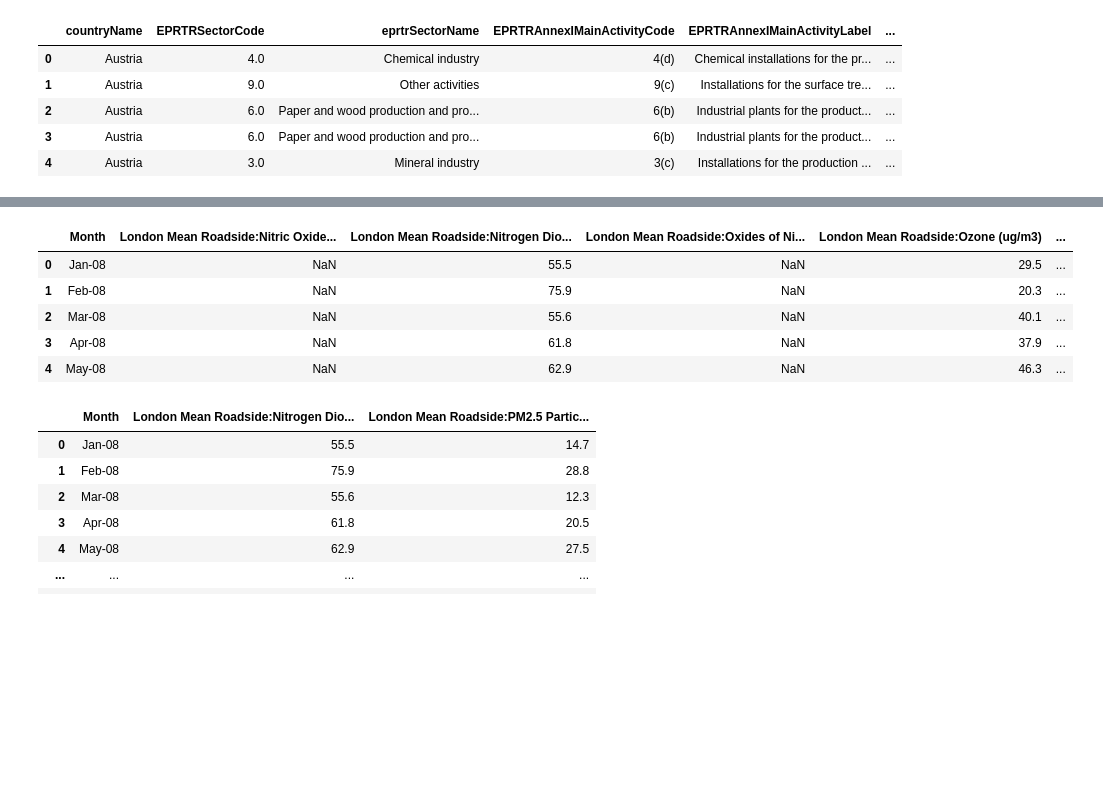
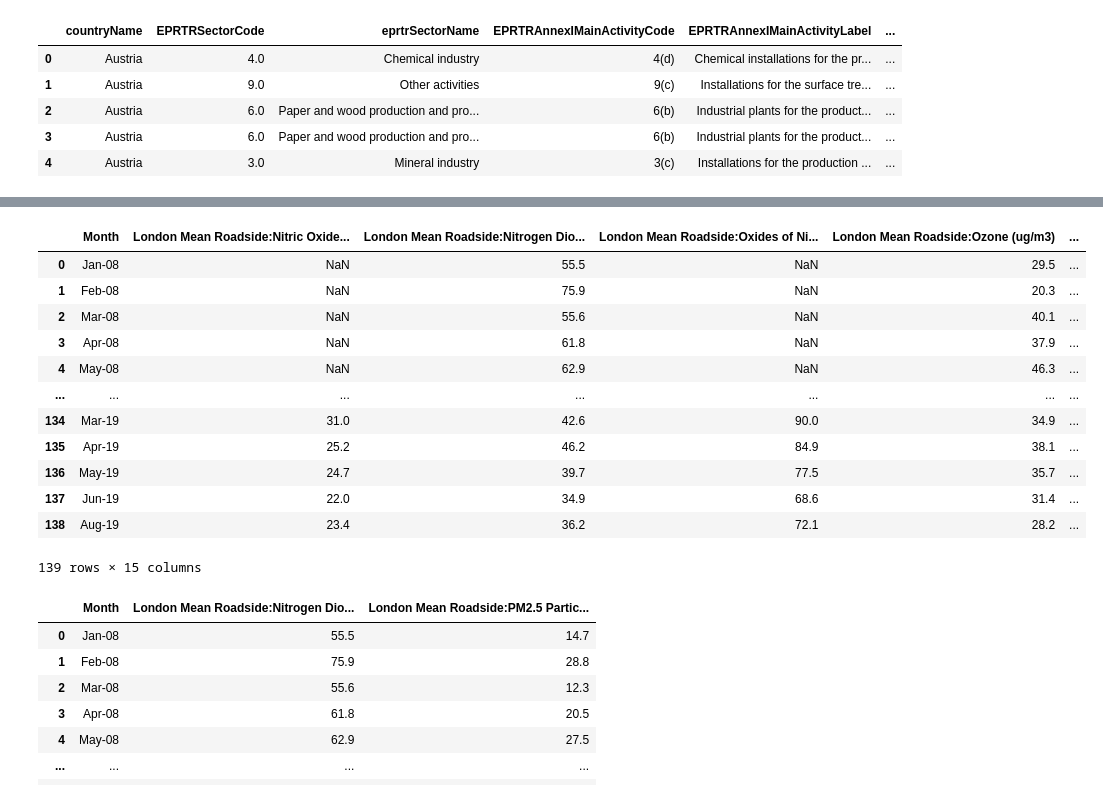
Before and after one commit to GuilhermeCasal/DataManagementFCD, a Jupyter notebook: env_analisys.ipynb, the cells around one changed output, grey strips where cells are left out. Cells and saved outputs as stored; diff of their text form; code cells hidden in the pictures; blank space fills up the shorter version.

```diff
--- a/env_analisys.ipynb
+++ b/env_analisys.ipynb
@@ -54,15 +63,22 @@ data1
 # %%
 #health index
-file_name = "air-quality-london-monthly-averages.csv"
+file_name = "datasets/air-quality-london-monthly-averages.csv"
 data2 = pd.read_csv(file_name)
-data2.head()
+data2
 # %% [output]
 |  | Month | London Mean Roadside:Nitric Oxide... | London Mean Roadside:Nitrogen Dio... | London Mean Roadside:Oxides of Ni... | London Mean Roadside:Ozone (ug/m3) | ... |
 | 0 | Jan-08 | NaN | 55.5 | NaN | 29.5 | ... |
 | 1 | Feb-08 | NaN | 75.9 | NaN | 20.3 | ... |
 | 2 | Mar-08 | NaN | 55.6 | NaN | 40.1 | ... |
 | 3 | Apr-08 | NaN | 61.8 | NaN | 37.9 | ... |
 | 4 | May-08 | NaN | 62.9 | NaN | 46.3 | ... |
+| ... | ... | ... | ... | ... | ... | ... |
+| 134 | Mar-19 | 31.0 | 42.6 | 90.0 | 34.9 | ... |
+| 135 | Apr-19 | 25.2 | 46.2 | 84.9 | 38.1 | ... |
+| 136 | May-19 | 24.7 | 39.7 | 77.5 | 35.7 | ... |
+| 137 | Jun-19 | 22.0 | 34.9 | 68.6 | 31.4 | ... |
+| 138 | Aug-19 | 23.4 | 36.2 | 72.1 | 28.2 | ... |
+139 rows × 15 columns
 # %%
 # now choose only london
 data2 = data2.loc[:,["Month","London Mean Roadside:Nitrogen Dioxide (ug/m3)","London Mean Roadside:PM2.5 Particulate (ug/m3)"]]
```
Also changed, not shown: parts of 7 cells of this notebook, 15 other files.
